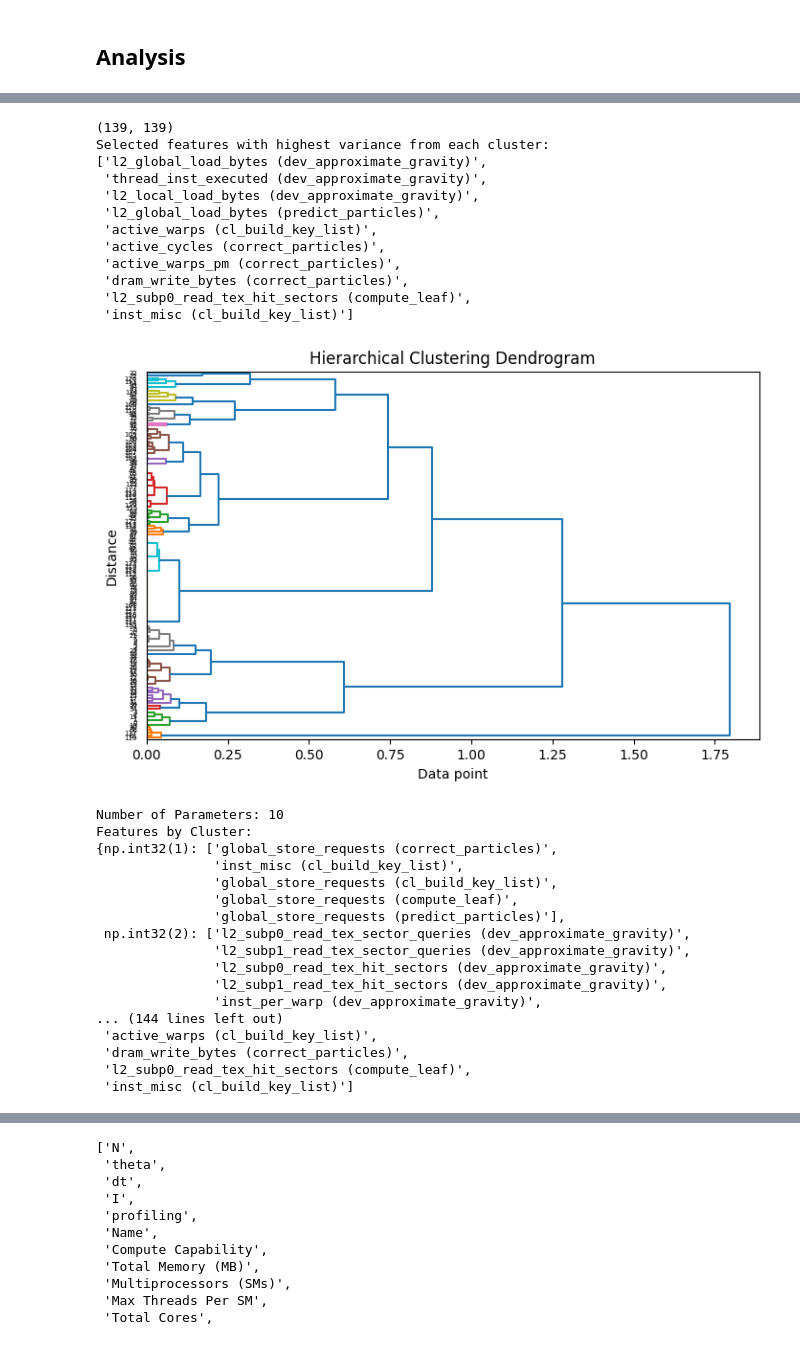
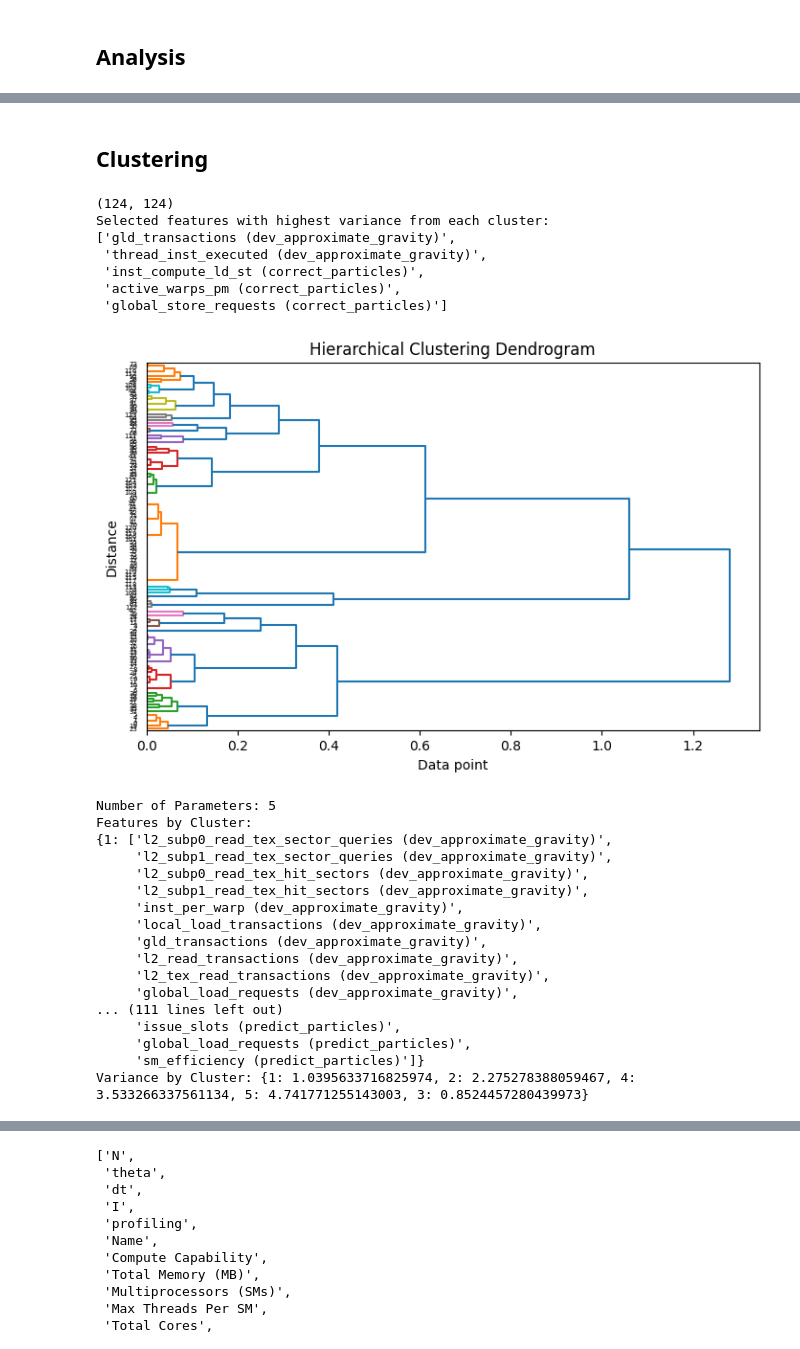
Before and after one commit to Mauricio-Bernuy/Bonsai-estimate, a Jupyter notebook: 3. Analysis.ipynb, the cells around one changed output, grey strips where cells are left out. Saved outputs shown, nothing was run; the diff lists cells and outputs as text; code cells hidden in the pictures.

```diff
--- a/3. Analysis.ipynb
+++ b/3. Analysis.ipynb
@@ -623,5 +625,5 @@ full.to_csv("Full/full_2.csv", sep=',')
 # %%
-full = pd.read_csv("Full/full_2.csv", index_col=0)
+full = pd.read_csv("Full/full_3.csv", index_col=0)
 # %%
 full = full.drop(['dram_read_bytes (dev_approximate_gravity)'], axis=1, errors='ignore')
 # %%
@@ -813,5 +886,7 @@ sm_efficiency (predict_particles) & 0.969563 \\
 \bottomrule
 \end{tabular}
+# %% [markdown]
+## Clustering
 # %%
 import pandas as pd
 import numpy as np
@@ -827,13 +902,12 @@ import pprint
 #     'Metric3': [5, 10, 15, 20, 25],
 #     'Metric4': [1, 1, 1, 1, 1]
 # })
-df = filtered_df
 
-df_scaled = np.log1p(df)  # Use log1p to avoid issues with zero values (log(x+1))
+df_scaled = np.log1p(df[high_corr_features])  # Use log1p to avoid issues with zero values (log(x+1))
 
 # Step 2: Normalization (scaling between 0 and 1)
 scaler = MinMaxScaler()
-df_normalized = pd.DataFrame(scaler.fit_transform(df_scaled), columns=df.columns)
+df_normalized = pd.DataFrame(scaler.fit_transform(df_scaled), columns=df_scaled.columns)
 
 # Step 1: Compute the correlation matrix
 SCC = df_normalized.corr(method='spearman').fillna(0).abs()  # Using absolute values for correlation strength
@@ -844,9 +918,8 @@ print(SCC.shape)
 # Step 2: Perform hierarchical clustering
 dendroG = linkage(SCC, method='ward')
 
-
 # Function to cut the dendrogram and return features with highest variance
-def cut_dendrogram_and_variance(dendroG, num_params, df):
+def cut_dendrogram_and_variance(dendroG, num_params, _df):
     # Cut the dendrogram to get clusters
     cutDendro = fcluster(dendroG, num_params, criterion='maxclust')
 
@@ -862,7 +935,7 @@ def cut_dendrogram_and_variance(dendroG, num_params, df):
     variance_dict = {}
     for cluster, features in grouped_features.items():
         # Select features and calculate their variance
-        feature_data = df[features]
+        feature_data = _df[features]
         variance_value = feature_data.var().sum()  # Total variance of the group
         variance_dict[cluster] = variance_value
 
@@ -878,7 +951,7 @@ def cut_dendrogram_and_variance(dendroG, num_params, df):
 
     return grouped_features, variance_dict
 
-def select_high_variance_feature(dendroG, df, num_params):
+def select_high_variance_feature(dendroG, _df, num_params):
     # Cut the dendrogram to form clusters
     cutDendro = fcluster(dendroG, num_params, criterion='maxclust')
 
@@ -888,59 +961,54 @@ def select_high_variance_feature(dendroG, df, num_params):
     # For each cluster, find the feature with the maximum variance
     selected_features = []
     for cluster in clusters.unique():
         # Get the features in this cluster
         cluster_features = clusters[clusters == cluster].index.tolist()
 
         # Calculate variance for each feature in the cluster
-        variances = df[cluster_features].var()
+        variances = _df[cluster_features].var()
 
         # Select the feature with the highest variance
         selected_feature = variances.idxmax()
         selected_features.append(selected_feature)
 
     return selected_features
 
 # Step 4: Define number of clusters and select features
 # Step 3: Loop through the number of parameters and compute variance
-for No_Param in [10,15]:  # For No. Param in [5, 10]
+for No_Param in [5]:  # For No. Param in [5, 10]
     selected_features = select_high_variance_feature(dendroG, df, No_Param)
     # Step 5: Display the selected features
     print("Selected features with highest variance from each cluster:")
     pprint.pprint(selected_features)
     features, variance = cut_dendrogram_and_variance(dendroG, No_Param,df_normalized)
     print(f"Number of Parameters: {No_Param}")
     print("Features by Cluster:")
     pprint.pprint(features)
     print("Variance by Cluster:", variance)
     print()  # New line for better readability
 # %% [output]
-(139, 139)
+(124, 124)
 Selected features with highest variance from each cluster:
-['l2_global_load_bytes (dev_approximate_gravity)',
+['gld_transactions (dev_approximate_gravity)',
  'thread_inst_executed (dev_approximate_gravity)',
- 'l2_local_load_bytes (dev_approximate_gravity)',
- 'l2_global_load_bytes (predict_particles)',
- 'active_warps (cl_build_key_list)',
- 'active_cycles (correct_particles)',
+ 'inst_compute_ld_st (correct_particles)',
  'active_warps_pm (correct_particles)',
- 'dram_write_bytes (correct_particles)',
- 'l2_subp0_read_tex_hit_sectors (compute_leaf)',
- 'inst_misc (cl_build_key_list)']
+ 'global_store_requests (correct_particles)']
-[figure, old version]
+[figure, new version]
-Number of Parameters: 10
+Number of Parameters: 5
 Features by Cluster:
-{np.int32(1): ['global_store_requests (correct_particles)',
-               'inst_misc (cl_build_key_list)',
-               'global_store_requests (cl_build_key_list)',
-               'global_store_requests (compute_leaf)',
-               'global_store_requests (predict_particles)'],
- np.int32(2): ['l2_subp0_read_tex_sector_queries (dev_approximate_gravity)',
-               'l2_subp1_read_tex_sector_queries (dev_approximate_gravity)',
-               'l2_subp0_read_tex_hit_sectors (dev_approximate_gravity)',
-               'l2_subp1_read_tex_hit_sectors (dev_approximate_gravity)',
-               'inst_per_warp (dev_approximate_gravity)',
-... (144 lines left out)
- 'active_warps (cl_build_key_list)',
- 'dram_write_bytes (correct_particles)',
- 'l2_subp0_read_tex_hit_sectors (compute_leaf)',
- 'inst_misc (cl_build_key_list)']
+{1: ['l2_subp0_read_tex_sector_queries (dev_approximate_gravity)',
+     'l2_subp1_read_tex_sector_queries (dev_approximate_gravity)',
+     'l2_subp0_read_tex_hit_sectors (dev_approximate_gravity)',
+     'l2_subp1_read_tex_hit_sectors (dev_approximate_gravity)',
+     'inst_per_warp (dev_approximate_gravity)',
+     'local_load_transactions (dev_approximate_gravity)',
+     'gld_transactions (dev_approximate_gravity)',
+     'l2_read_transactions (dev_approximate_gravity)',
+     'l2_tex_read_transactions (dev_approximate_gravity)',
+     'global_load_requests (dev_approximate_gravity)',
+... (111 lines left out)
+     'issue_slots (predict_particles)',
+     'global_load_requests (predict_particles)',
+     'sm_efficiency (predict_particles)']}
+Variance by Cluster: {1: 1.0395633716825974, 2: 2.275278388059467, 4: 3.533266337561134, 5: 4.741771255143003, 3: 0.8524457280439973}
```
Also changed, not shown: parts of 67 cells of this notebook.
